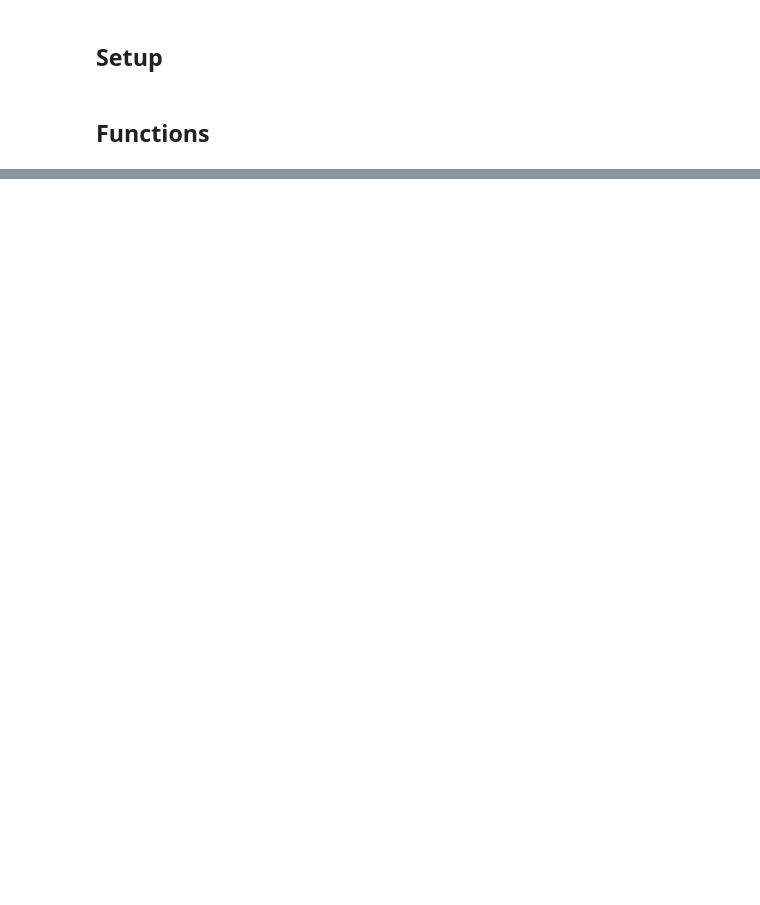
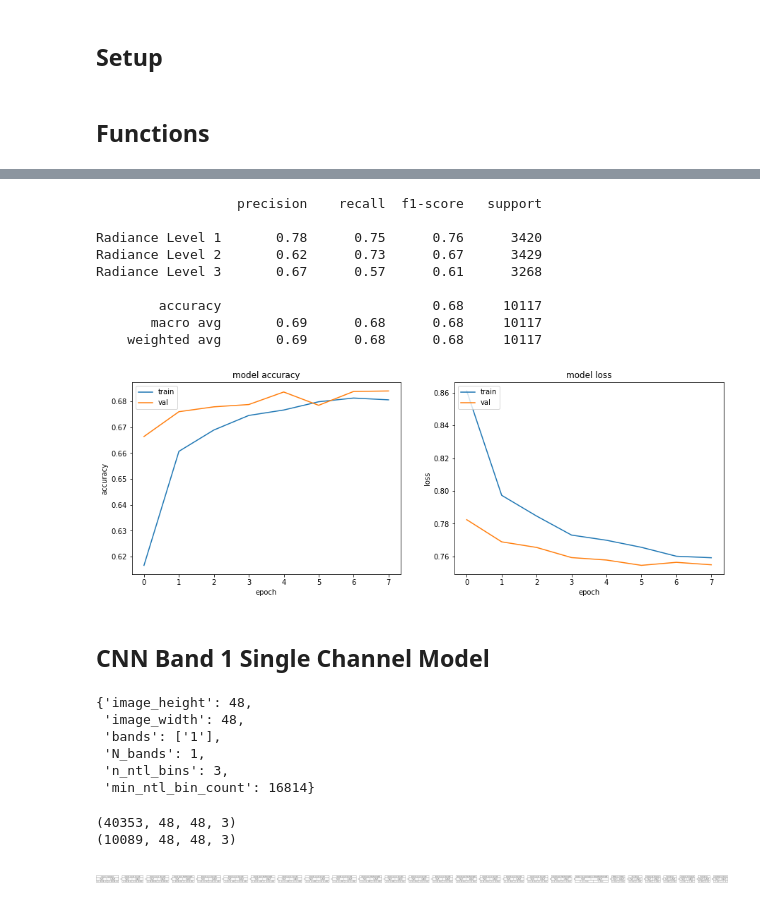
Before and after one commit to dime-worldbank/big-data-poverty-estimation, a Jupyter notebook: DataWork/03_predict_ntl_with_dtl/03_cnn.ipynb, the cells around one changed output, grey strips where cells are left out. Drawn from its saved outputs; the diff is of its cells as text; code cells hidden in the pictures; blank space fills up the shorter version.

```diff
--- a/DataWork/03_predict_ntl_with_dtl/03_cnn.ipynb
+++ b/DataWork/03_predict_ntl_with_dtl/03_cnn.ipynb
@@ -506,0 +442,2 @@ boto3.Session().resource('s3').Bucket(bucket).Object(CNN_MODEL_S3_PATH).upload_f
+# %%
+history = evaluate_model(model, trainX, trainY, testX, testY, CNN_MODEL_CHECKPOINT)
@@ -506,0 +461,44 @@ boto3.Session().resource('s3').Bucket(bucket).Object(CNN_MODEL_S3_PATH).upload_f
+# %%
+# DISPLAY IN-DEPTH EVALUTAION METRICS
+best_model = load_model(CNN_MODEL_CHECKPOINT)
+display_eval_metrics(model, testX, testY, n_ntl_bins)
+plot_model_accuracy_loss(history)
+make_predictions(best_model, testX, testY)
+# %% [output]
+                  precision    recall  f1-score   support
+
+Radiance Level 1       0.78      0.75      0.76      3420
+Radiance Level 2       0.62      0.73      0.67      3429
+Radiance Level 3       0.67      0.57      0.61      3268
+
+        accuracy                           0.68     10117
+       macro avg       0.69      0.68      0.68     10117
+    weighted avg       0.69      0.68      0.68     10117
+[figure, added]
+# %% [markdown]
+## CNN Band 1 Single Channel Model
+# %%
+CNN_DIR, CNN_PARAMS_FILENAME, NTL_FILENAME, DTL_FILENAME, CNN_MODEL_S3_PATH = create_file_pathway(PARAM_NAME_1)
+
+# load json from s3
+#s3 = boto3.resource('s3')
+content_object = boto3.resource('s3').Object(bucket, CNN_PARAMS_FILENAME)
+file_content = content_object.get()['Body'].read().decode('utf-8')
+cnn_param_dict = json.loads(file_content)
+
+# grab parameters
+N_bands = cnn_param_dict['N_bands']
+n_ntl_bins = cnn_param_dict['n_ntl_bins']
+image_height = cnn_param_dict['image_height']
+image_width = cnn_param_dict['image_width']
+bands = cnn_param_dict['bands']
+min_ntl_bin_count = cnn_param_dict['bands']
+
+cnn_param_dict
+# %% [output]
+{'image_height': 48,
+ 'image_width': 48,
+ 'bands': ['1'],
+ 'N_bands': 1,
+ 'n_ntl_bins': 3,
+ 'min_ntl_bin_count': 16814}
@@ -506,0 +510,15 @@ boto3.Session().resource('s3').Bucket(bucket).Object(CNN_MODEL_S3_PATH).upload_f
+# %%
+trainX, testX, trainY, testY = split_train_test(DTL, NTL)
+print(trainX.shape)
+print(testX.shape)
+
+input_shape = (image_height, image_width, N_bands)
+num_classes = n_ntl_bins
+# %% [output]
+(40353, 48, 48, 3)
+(10089, 48, 48, 3)
+# %%
+model = define_model_singlechannel(image_height, image_width, 3, n_ntl_bins)
+plot_model_architecture(model, landscape="Horizontal")
+# %% [output]
+[figure, added]
```
Also changed, not shown: parts of 50 cells of this notebook.
